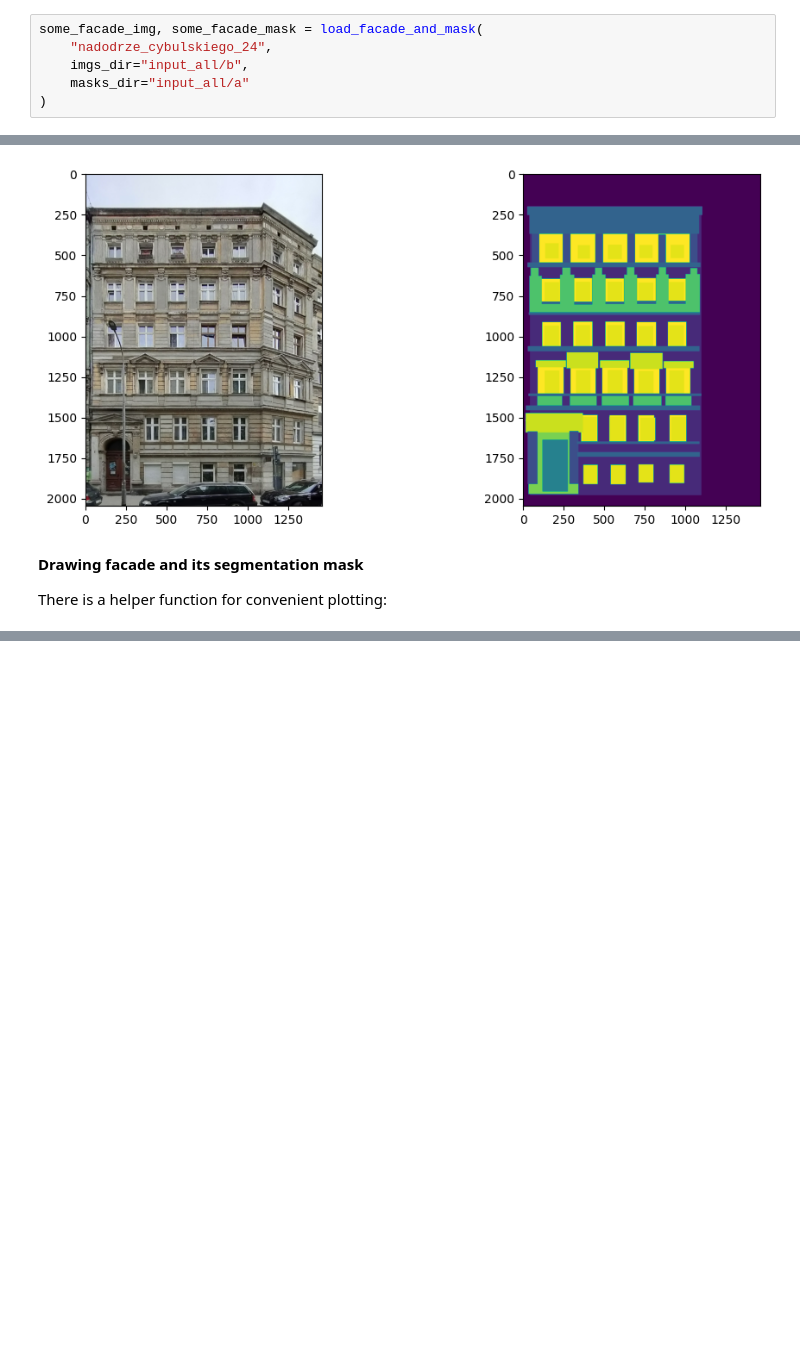
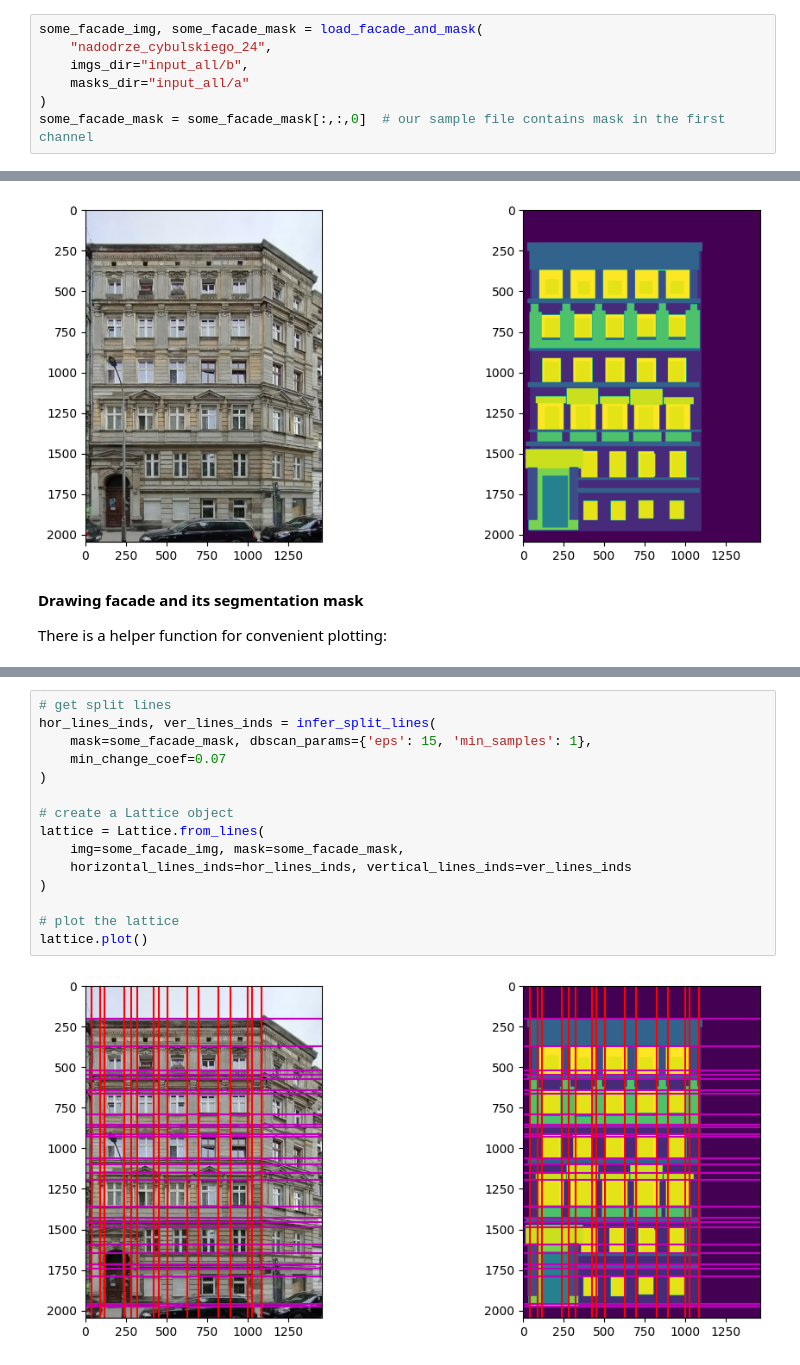
Before and after one commit to Tenements-facades-project/wrofacade, a Jupyter notebook: notebooks/2-useful-utilities.ipynb, the cells around one changed output, grey strips where cells are left out. Saved outputs shown, nothing was run; the diff lists cells and outputs as text; blank space fills up the shorter version.

Commit message:
add lattices example in the 2-useful-utilities.ipynb notebook

```diff
--- a/notebooks/2-useful-utilities.ipynb
+++ b/notebooks/2-useful-utilities.ipynb
@@ -52,5 +51,6 @@ some_facade_img, some_facade_mask = load_facade_and_mask(
     imgs_dir="input_all/b",
     masks_dir="input_all/a"
 )
+some_facade_mask = some_facade_mask[:,:,0]  # our sample file contains mask in the first channel
 # %%
 fig, axes = plt.subplots(1,2,figsize=(12,5))
@@ -73,0 +85,17 @@ draw_facade_and_mask(
+# %%
+# get split lines
+hor_lines_inds, ver_lines_inds = infer_split_lines(
+    mask=some_facade_mask, dbscan_params={'eps': 15, 'min_samples': 1},
+    min_change_coef=0.07
+)
+
+# create a Lattice object
+lattice = Lattice.from_lines(
+    img=some_facade_img, mask=some_facade_mask,
+    horizontal_lines_inds=hor_lines_inds, vertical_lines_inds=ver_lines_inds
+)
+
+# plot the lattice
+lattice.plot()
+# %% [output]
+[figure, added]
```
Also changed, not shown: parts of 15 cells of this notebook.
